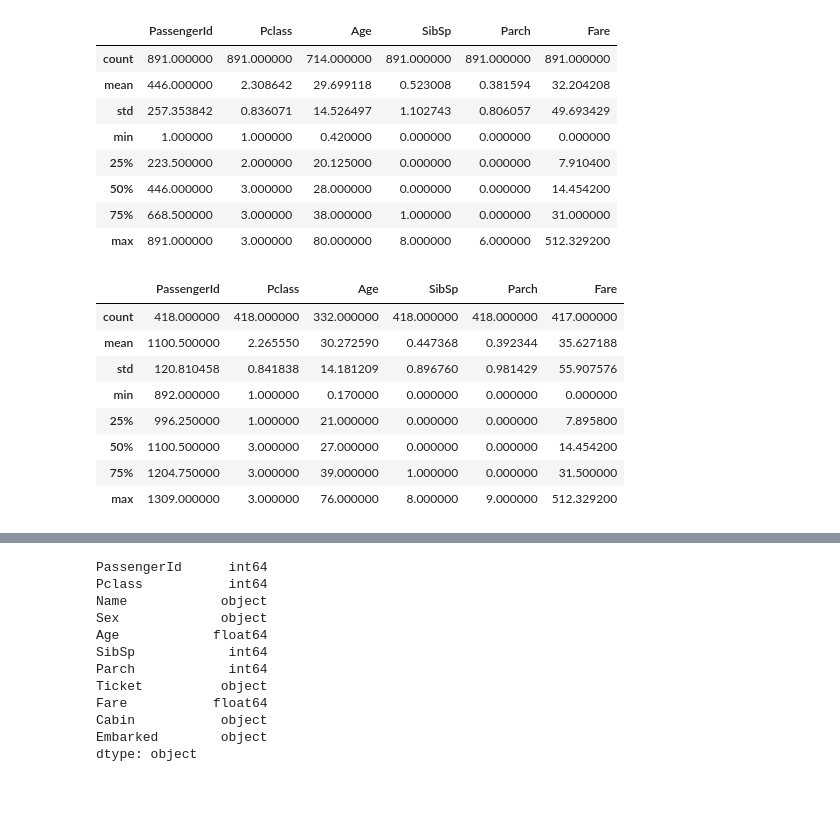
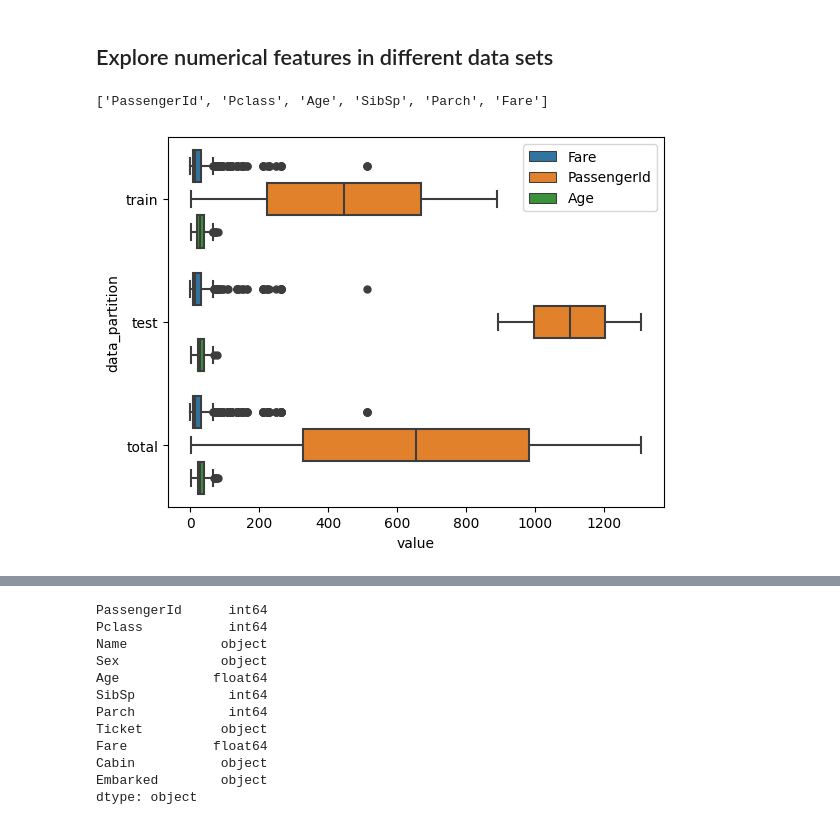
Before and after one commit to yingding/tf-every-day, a Jupyter notebook: 12shap/titanic.ipynb, the cells around one changed output, grey strips where cells are left out. Cells and saved outputs as stored; diff of their text form; code cells hidden in the pictures; blank space fills up the shorter version.

Commit message:
updated the distribution test in different data sets for titanic shap example

```diff
--- a/12shap/titanic.ipynb
+++ b/12shap/titanic.ipynb
@@ -60,9 +62,9 @@ titanic_test_path = current_dir_subpath("data/test.csv")
 
 titanic = KaggleData(
      train_path = titanic_train_path,
-     test_path = titanic_test_path
+     test_path = titanic_test_path,
+     label_col="Survived"
 )
 
 train_X_df, test_X_df, train_y = titanic.load()
-# excluded Survived column from all the train and test dataframe and concate them
-data_X_df = titanic.load_all(label_col="Survived")
+data_X_df = titanic.load_all()
@@ -81,24 +71,11 @@ data_X_df.describe()
-# %%
-train_X_df.describe()
-# %% [output]
-|  | PassengerId | Pclass | Age | SibSp | Parch | Fare |
-| count | 891.000000 | 891.000000 | 714.000000 | 891.000000 | 891.000000 | 891.000000 |
-| mean | 446.000000 | 2.308642 | 29.699118 | 0.523008 | 0.381594 | 32.204208 |
-| std | 257.353842 | 0.836071 | 14.526497 | 1.102743 | 0.806057 | 49.693429 |
-| min | 1.000000 | 1.000000 | 0.420000 | 0.000000 | 0.000000 | 0.000000 |
-| 25% | 223.500000 | 2.000000 | 20.125000 | 0.000000 | 0.000000 | 7.910400 |
-| 50% | 446.000000 | 3.000000 | 28.000000 | 0.000000 | 0.000000 | 14.454200 |
-| 75% | 668.500000 | 3.000000 | 38.000000 | 1.000000 | 0.000000 | 31.000000 |
-| max | 891.000000 | 3.000000 | 80.000000 | 8.000000 | 6.000000 | 512.329200 |
-# %%
-test_X_df.describe()
-# %% [output]
-|  | PassengerId | Pclass | Age | SibSp | Parch | Fare |
-| count | 418.000000 | 418.000000 | 332.000000 | 418.000000 | 418.000000 | 417.000000 |
-| mean | 1100.500000 | 2.265550 | 30.272590 | 0.447368 | 0.392344 | 35.627188 |
-| std | 120.810458 | 0.841838 | 14.181209 | 0.896760 | 0.981429 | 55.907576 |
-| min | 892.000000 | 1.000000 | 0.170000 | 0.000000 | 0.000000 | 0.000000 |
-| 25% | 996.250000 | 1.000000 | 21.000000 | 0.000000 | 0.000000 | 7.895800 |
-| 50% | 1100.500000 | 3.000000 | 27.000000 | 0.000000 | 0.000000 | 14.454200 |
-| 75% | 1204.750000 | 3.000000 | 39.000000 | 1.000000 | 0.000000 | 31.500000 |
-| max | 1309.000000 | 3.000000 | 76.000000 | 8.000000 | 9.000000 | 512.329200 |
+# %% [markdown]
+## Explore numerical features in different data sets
+# %%
+num_features = data_X_df.describe().columns.to_list()
+print(num_features)
+# %% [output]
+['PassengerId', 'Pclass', 'Age', 'SibSp', 'Parch', 'Fare']
+# %%
+titanic.boxplot_dist(["PassengerId", "Fare", "Age"], marker="o", orient="h", legend="upper right")
+# %% [output]
+[figure, added]
```
Also changed, not shown: parts of 4 cells of this notebook, 2 other files.
